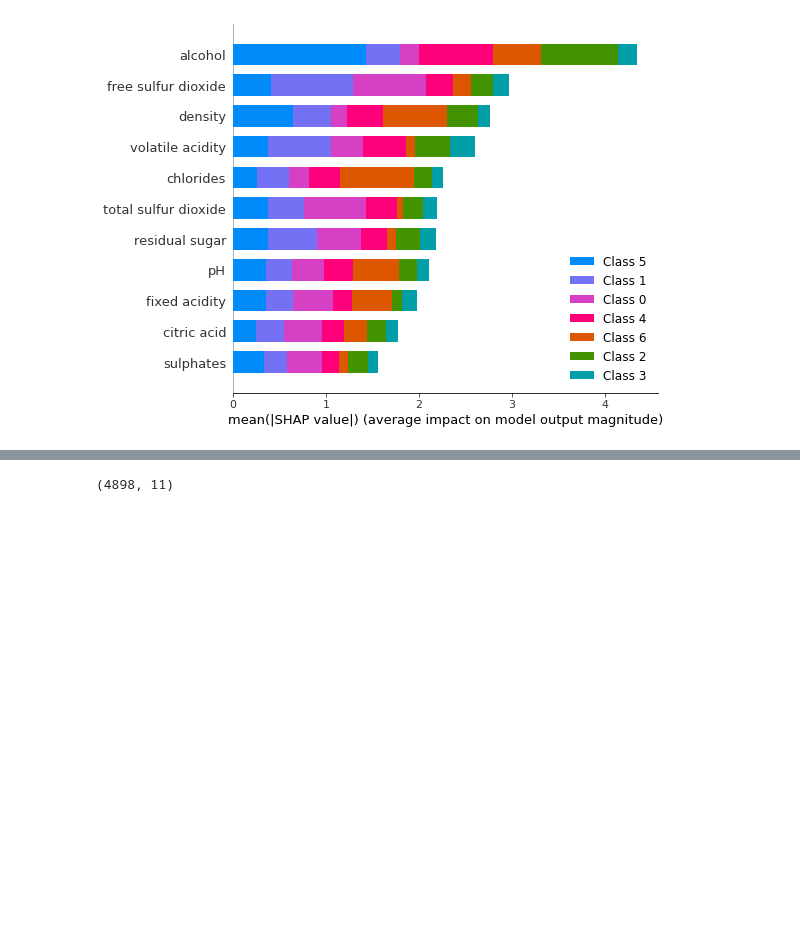
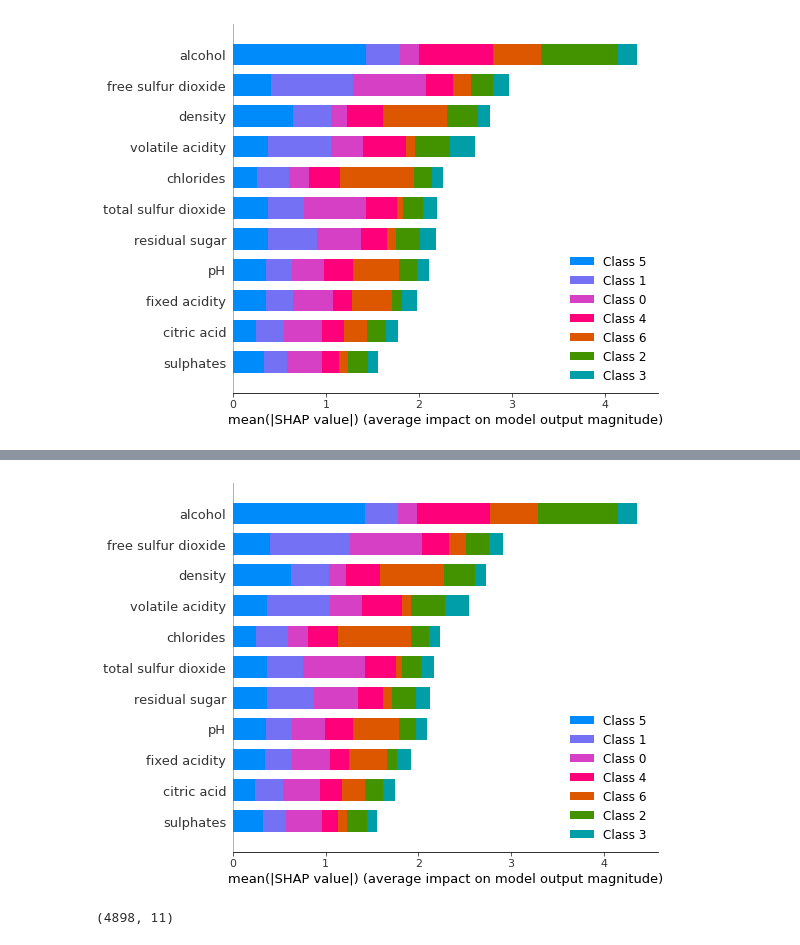
Before and after one commit to hongqin/Python-CoLab-bootcamp, a Jupyter notebook: SHAP_wine_tutorial.ipynb, the cells around one changed output, grey strips where cells are left out. Drawn from its saved outputs; the diff is of its cells as text; code cells hidden in the pictures; blank space fills up the shorter version.

```diff
--- a/SHAP_wine_tutorial.ipynb
+++ b/SHAP_wine_tutorial.ipynb
@@ -162,3 +168,8 @@ shap.summary_plot(shap_values, X)
+# %%
+shap_values_test = explainer.shap_values(X_test)
+shap.summary_plot(shap_values_test, X_test)
+# %% [output]
+[figure, added]
 # %%
 type(X)
 X.shape
```
Also changed, not shown: parts of 1 cell of this notebook.
